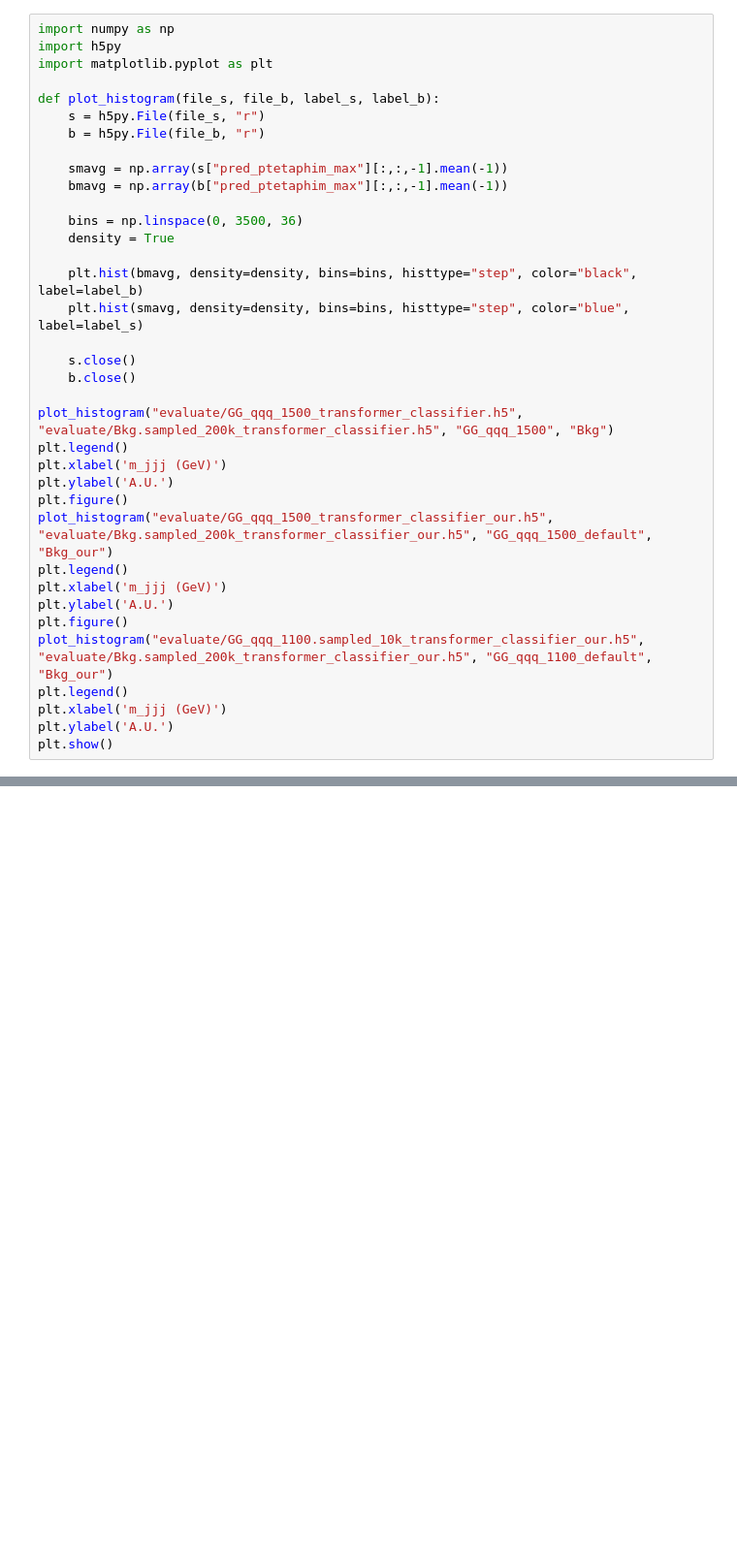
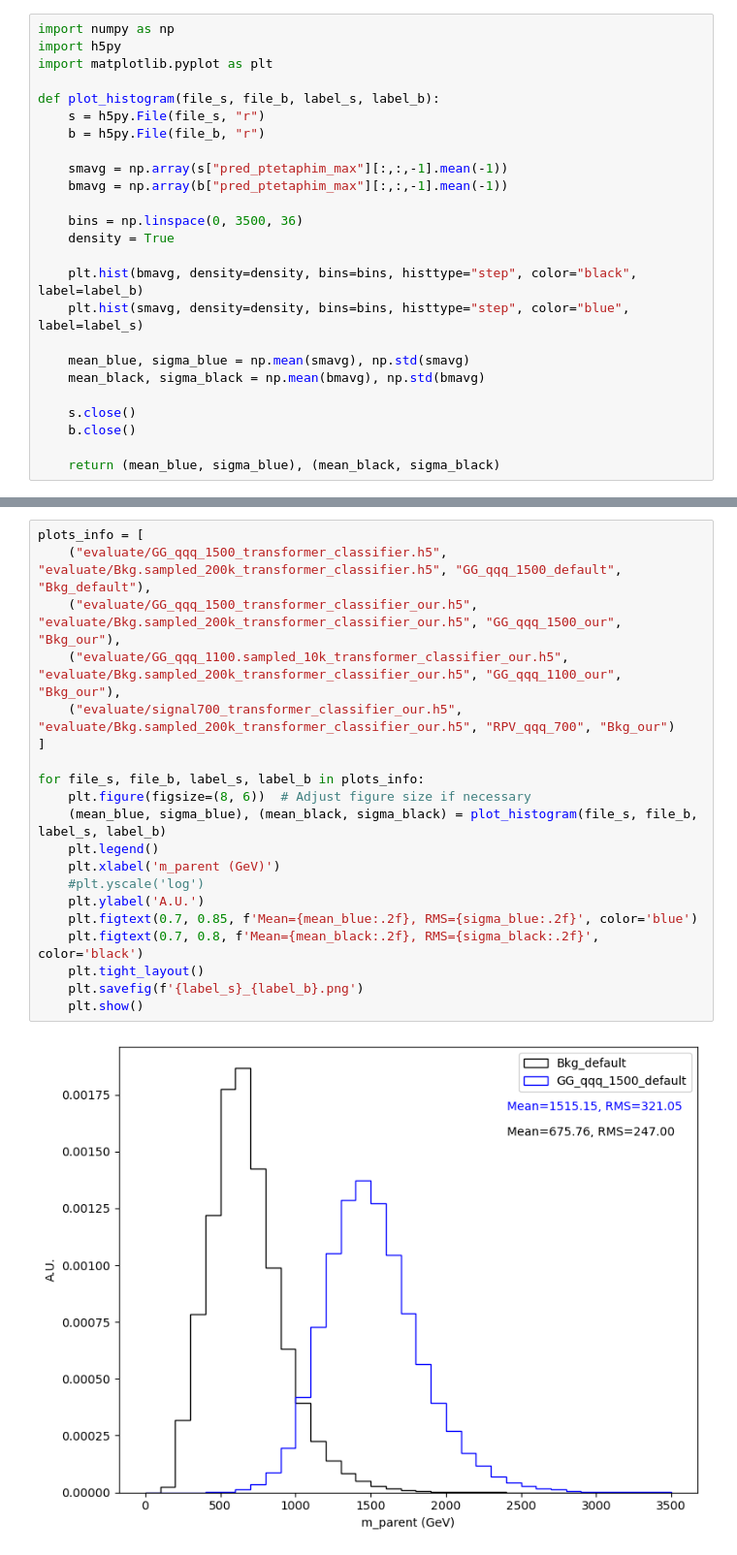
Before and after one commit to akanugan/unsupervised-search, a Jupyter notebook: plot_simple.ipynb, the cells around one changed output, grey strips where cells are left out. Shown at 97% size. Drawn from its saved outputs; the diff is of its cells as text; blank space fills up the shorter version.

```diff
--- a/plot_simple.ipynb
+++ b/plot_simple.ipynb
@@ -16,21 +16,10 @@ def plot_histogram(file_s, file_b, label_s, label_b):
     plt.hist(bmavg, density=density, bins=bins, histtype="step", color="black", label=label_b)
     plt.hist(smavg, density=density, bins=bins, histtype="step", color="blue", label=label_s)
 
+    mean_blue, sigma_blue = np.mean(smavg), np.std(smavg)
+    mean_black, sigma_black = np.mean(bmavg), np.std(bmavg)
+
     s.close()
     b.close()
 
-plot_histogram("evaluate/GG_qqq_1500_transformer_classifier.h5", "evaluate/Bkg.sampled_200k_transformer_classifier.h5", "GG_qqq_1500", "Bkg")
-plt.legend()
-plt.xlabel('m_jjj (GeV)')
-plt.ylabel('A.U.')
-plt.figure()
-plot_histogram("evaluate/GG_qqq_1500_transformer_classifier_our.h5", "evaluate/Bkg.sampled_200k_transformer_classifier_our.h5", "GG_qqq_1500_default", "Bkg_our")
-plt.legend()
-plt.xlabel('m_jjj (GeV)')
-plt.ylabel('A.U.')
-plt.figure()
-plot_histogram("evaluate/GG_qqq_1100.sampled_10k_transformer_classifier_our.h5", "evaluate/Bkg.sampled_200k_transformer_classifier_our.h5", "GG_qqq_1100_default", "Bkg_our")
-plt.legend()
-plt.xlabel('m_jjj (GeV)')
-plt.ylabel('A.U.')
-plt.show()
+    return (mean_blue, sigma_blue), (mean_black, sigma_black)
@@ -40,0 +26,22 @@ plt.show()
+# %%
+plots_info = [
+    ("evaluate/GG_qqq_1500_transformer_classifier.h5", "evaluate/Bkg.sampled_200k_transformer_classifier.h5", "GG_qqq_1500_default", "Bkg_default"),
+    ("evaluate/GG_qqq_1500_transformer_classifier_our.h5", "evaluate/Bkg.sampled_200k_transformer_classifier_our.h5", "GG_qqq_1500_our", "Bkg_our"),
+    ("evaluate/GG_qqq_1100.sampled_10k_transformer_classifier_our.h5", "evaluate/Bkg.sampled_200k_transformer_classifier_our.h5", "GG_qqq_1100_our", "Bkg_our"),
+    ("evaluate/signal700_transformer_classifier_our.h5", "evaluate/Bkg.sampled_200k_transformer_classifier_our.h5", "RPV_qqq_700", "Bkg_our")
+]
+
+for file_s, file_b, label_s, label_b in plots_info:
+    plt.figure(figsize=(8, 6))  # Adjust figure size if necessary
+    (mean_blue, sigma_blue), (mean_black, sigma_black) = plot_histogram(file_s, file_b, label_s, label_b)
+    plt.legend()
+    plt.xlabel('m_parent (GeV)')
+    #plt.yscale('log')
+    plt.ylabel('A.U.')
+    plt.figtext(0.7, 0.85, f'Mean={mean_blue:.2f}, RMS={sigma_blue:.2f}', color='blue')
+    plt.figtext(0.7, 0.8, f'Mean={mean_black:.2f}, RMS={sigma_black:.2f}', color='black')
+    plt.tight_layout()
+    plt.savefig(f'{label_s}_{label_b}.png')
+    plt.show()
+# %% [output]
+[figure, added]
```
Also changed, not shown: parts of 6 cells of this notebook, 4 other files.
